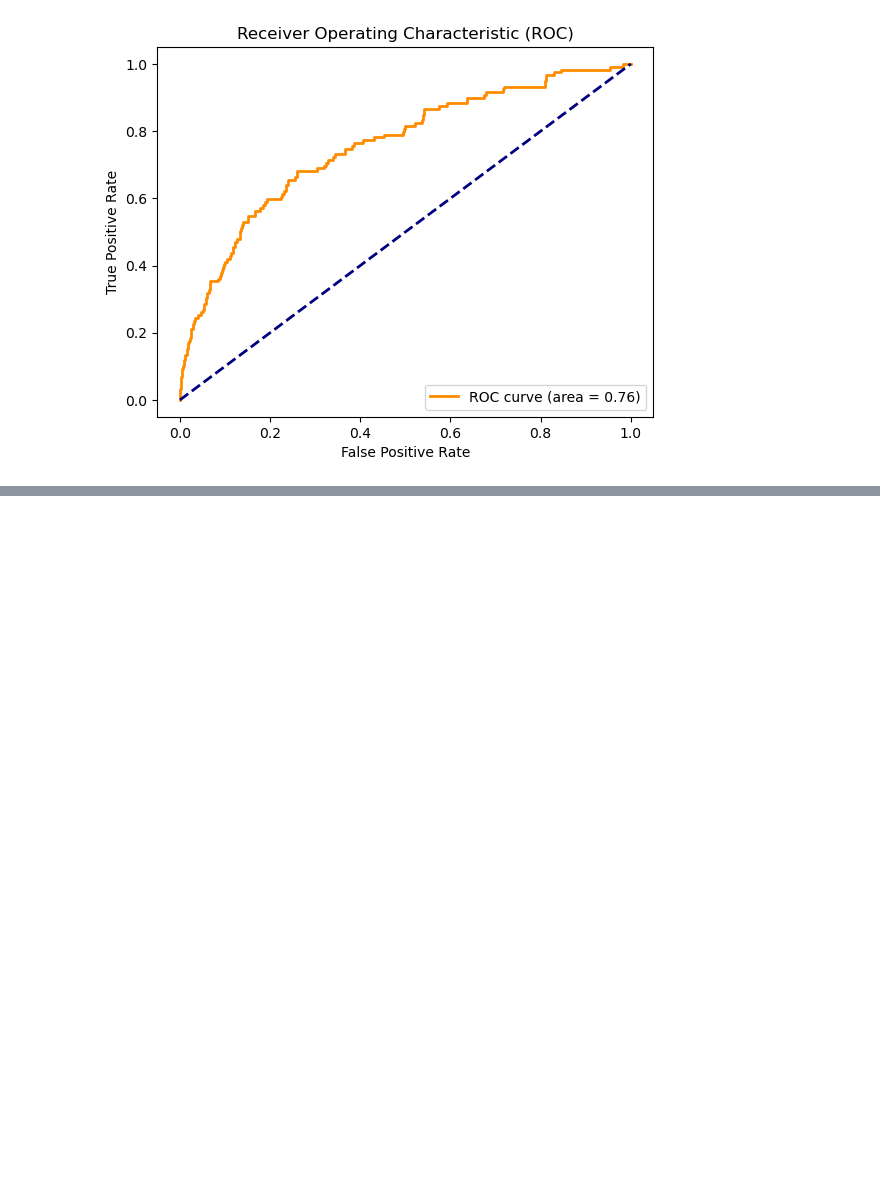
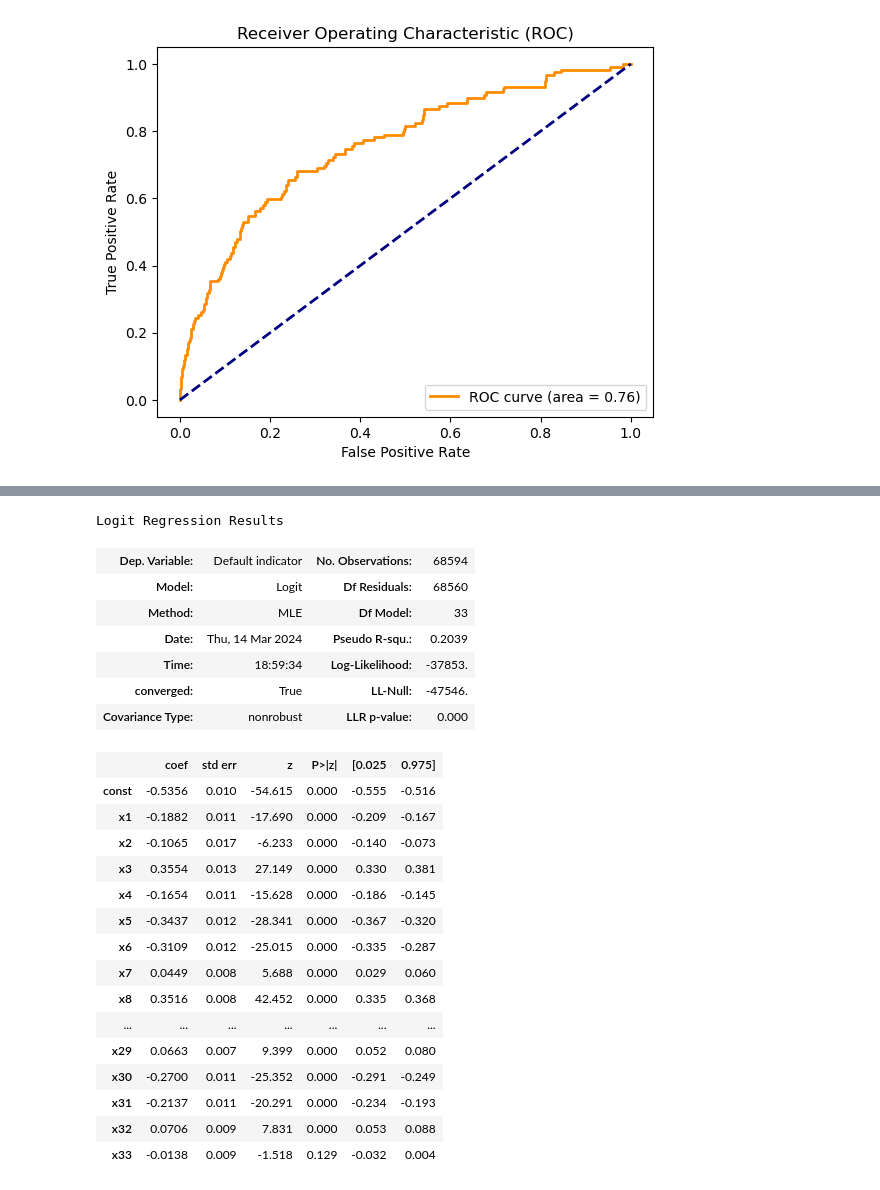
Before and after one commit to Jagodno/Pre-selection-Assignment, a Jupyter notebook: jupyter_notebooks/logistic_regression.ipynb, the cells around one changed output, grey strips where cells are left out. Cells and saved outputs as stored; diff of their text form; code cells hidden in the pictures; blank space fills up the shorter version.

```diff
--- a/jupyter_notebooks/logistic_regression.ipynb
+++ b/jupyter_notebooks/logistic_regression.ipynb
@@ -266,0 +316,28 @@ plot_roc(fpr_test, tpr_test)
+# %%
+# coeficients, p values
+logit_result.summary()
+# %% [output]
+Logit Regression Results
+| Dep. Variable: | Default indicator | No. Observations: | 68594 |
+| Model: | Logit | Df Residuals: | 68560 |
+| Method: | MLE | Df Model: | 33 |
+| Date: | Thu, 14 Mar 2024 | Pseudo R-squ.: | 0.2039 |
+| Time: | 18:59:34 | Log-Likelihood: | -37853. |
+| converged: | True | LL-Null: | -47546. |
+| Covariance Type: | nonrobust | LLR p-value: | 0.000 |
+|  | coef | std err | z | P>|z| | [0.025 | 0.975] |
+| const | -0.5356 | 0.010 | -54.615 | 0.000 | -0.555 | -0.516 |
+| x1 | -0.1882 | 0.011 | -17.690 | 0.000 | -0.209 | -0.167 |
+| x2 | -0.1065 | 0.017 | -6.233 | 0.000 | -0.140 | -0.073 |
+| x3 | 0.3554 | 0.013 | 27.149 | 0.000 | 0.330 | 0.381 |
+| x4 | -0.1654 | 0.011 | -15.628 | 0.000 | -0.186 | -0.145 |
+| x5 | -0.3437 | 0.012 | -28.341 | 0.000 | -0.367 | -0.320 |
+| x6 | -0.3109 | 0.012 | -25.015 | 0.000 | -0.335 | -0.287 |
+| x7 | 0.0449 | 0.008 | 5.688 | 0.000 | 0.029 | 0.060 |
+| x8 | 0.3516 | 0.008 | 42.452 | 0.000 | 0.335 | 0.368 |
+| ... | ... | ... | ... | ... | ... | ... |
+| x29 | 0.0663 | 0.007 | 9.399 | 0.000 | 0.052 | 0.080 |
+| x30 | -0.2700 | 0.011 | -25.352 | 0.000 | -0.291 | -0.249 |
+| x31 | -0.2137 | 0.011 | -20.291 | 0.000 | -0.234 | -0.193 |
+| x32 | 0.0706 | 0.009 | 7.831 | 0.000 | 0.053 | 0.088 |
+| x33 | -0.0138 | 0.009 | -1.518 | 0.129 | -0.032 | 0.004 |
```
Also changed, not shown: parts of 17 cells of this notebook, 8 other files.
